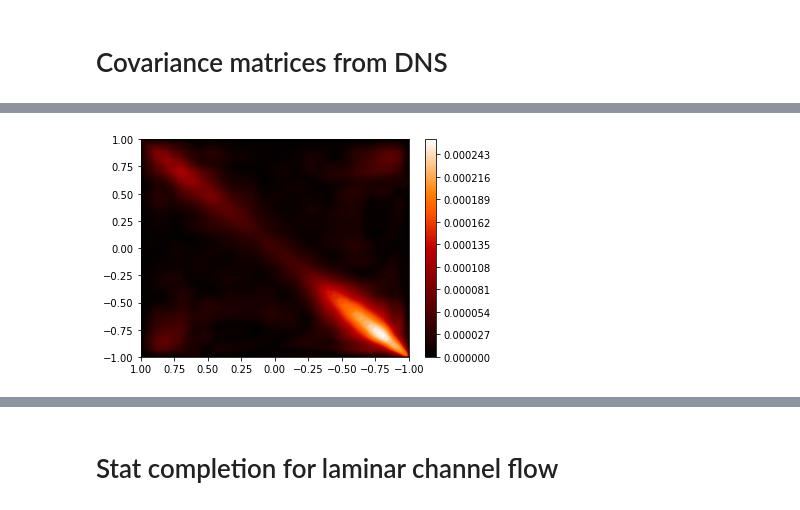
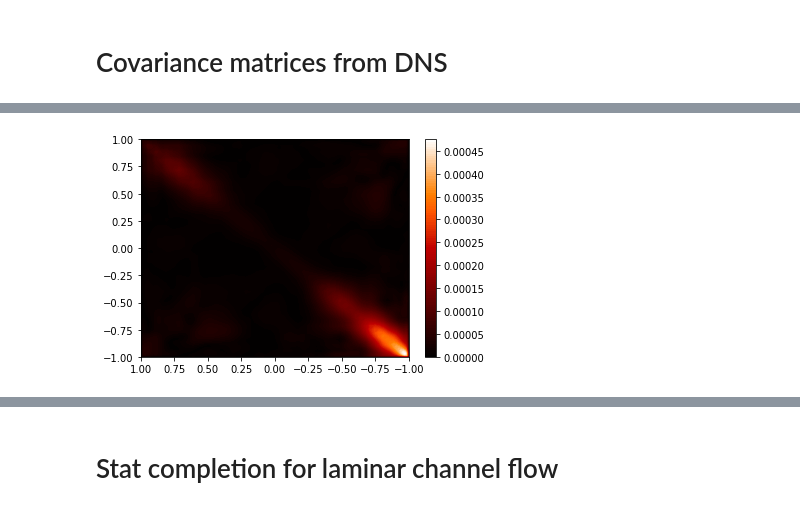
Before and after one commit to saba-vadarevu/Linear-Coherent-Structures-in-Channel-flows, a Jupyter notebook: library/statisticCompletion.ipynb, the cells around one changed output, grey strips where cells are left out. Drawn from its saved outputs; the diff is of its cells as text; code cells hidden in the pictures.

```diff
--- a/library/statisticCompletion.ipynb
+++ b/library/statisticCompletion.ipynb
@@ -120,14 +107,14 @@ FileNotFoundError: [Errno 2] No such file or directory: '/home/svadarevu/gitwork
 # %%
 N = 64
-covMat =np.load(covDataDir+'covR590N%dl03m04.npy'%N)
+covMat =np.load(covDataDir+'covR590N%dl02m05.npy'%N)
 z = pseudo.chebdif(N+2,1)[0][1:-1]
 plt.contourf(z, z,np.abs(covMat[0*N:1*N,0*N:1*N]),100,cmap=plt.get_cmap('gist_heat'))
 #plt.xscale("log")#; plt.yscale("log")
 #plt.clim([0., 1.0e-4])
 ax = plt.gca()
 ax.set_xlim(ax.get_xlim()[::-1])
 plt.colorbar()
 plt.show()
 #print(np.diag(covMat[:N,:N]))
 # %% [output]
-[figure, old version]
+[figure, new version]
```
Also changed, not shown: parts of 23 cells of this notebook, 1 other file.
